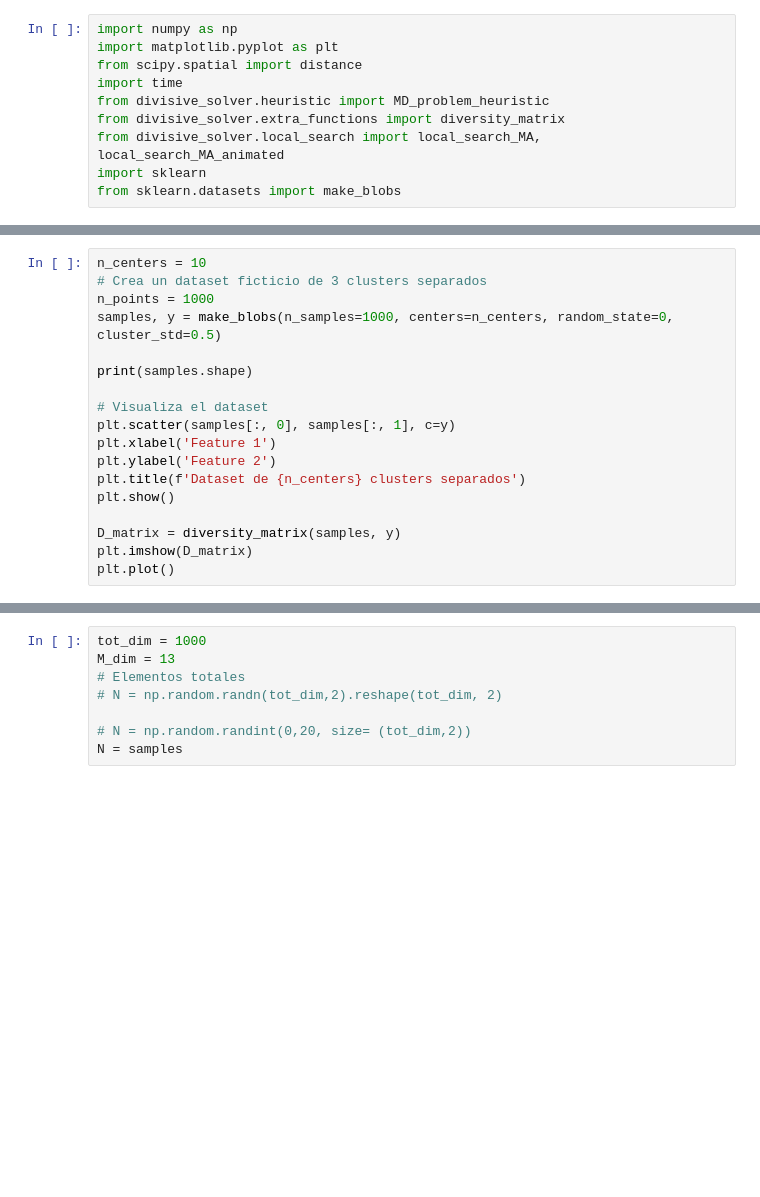
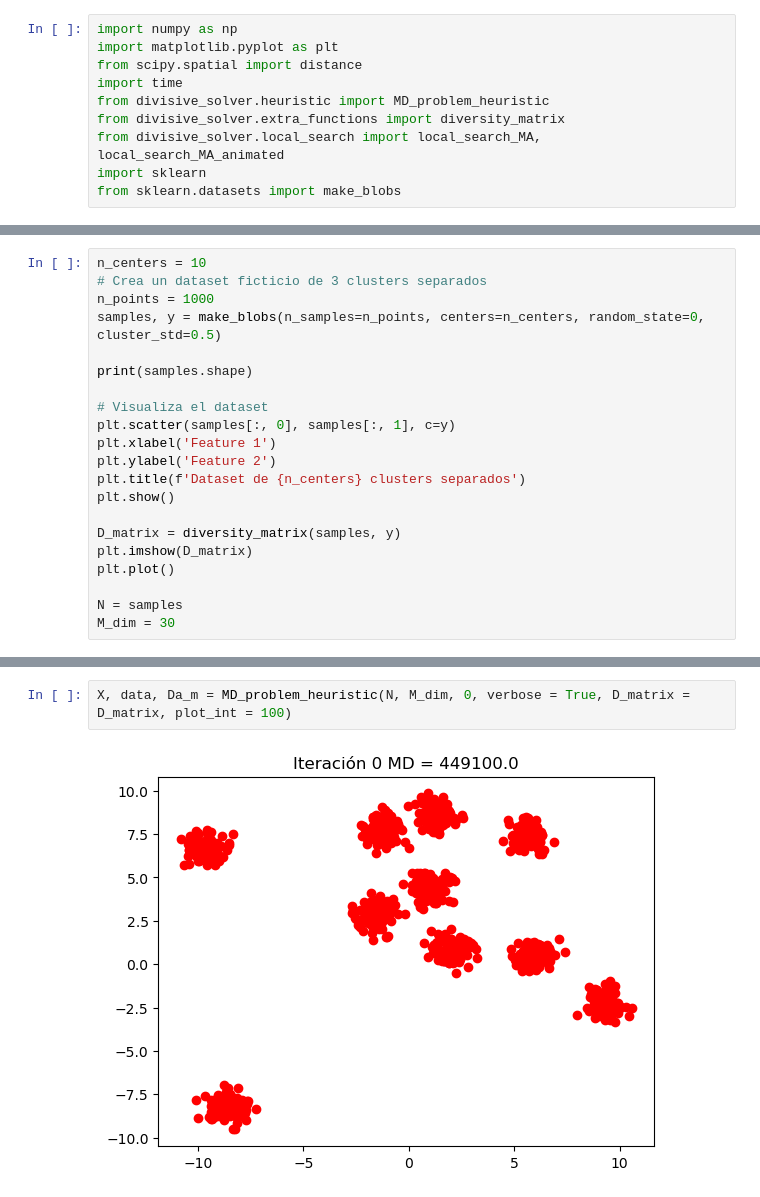
Before and after one commit to Olmichu22/MD-Divisive-Solver, a Jupyter notebook: Problema Diversidad Máxima.ipynb, the cells around one changed output, grey strips where cells are left out. Cells and saved outputs as stored; diff of their text form; blank space fills up the shorter version.

```diff
--- a/Problema Diversidad Máxima.ipynb
+++ b/Problema Diversidad Máxima.ipynb
@@ -12,7 +16,7 @@ from sklearn.datasets import make_blobs
 n_centers = 10
 # Crea un dataset ficticio de 3 clusters separados
 n_points = 1000
-samples, y = make_blobs(n_samples=1000, centers=n_centers, random_state=0, cluster_std=0.5)
+samples, y = make_blobs(n_samples=n_points, centers=n_centers, random_state=0, cluster_std=0.5)
 
 print(samples.shape)
 
@@ -26,6 +30,9 @@ plt.show()
 D_matrix = diversity_matrix(samples, y)
 plt.imshow(D_matrix)
 plt.plot()
+
+N = samples
+M_dim = 30
 # %% [output]
 (1000, 2)
 [figure]
@@ -33,9 +39,5 @@ plt.plot()
 [figure]
-# %%
-tot_dim = 1000
-M_dim = 13
-# Elementos totales
-# N = np.random.randn(tot_dim,2).reshape(tot_dim, 2)
-
-# N = np.random.randint(0,20, size= (tot_dim,2))
-N = samples
+# %%
+X, data, Da_m = MD_problem_heuristic(N, M_dim, 0, verbose = True, D_matrix = D_matrix, plot_int = 100)
+# %% [output]
+[figure, added]
```
Also changed, not shown: parts of 10 cells of this notebook, 15 other files.
